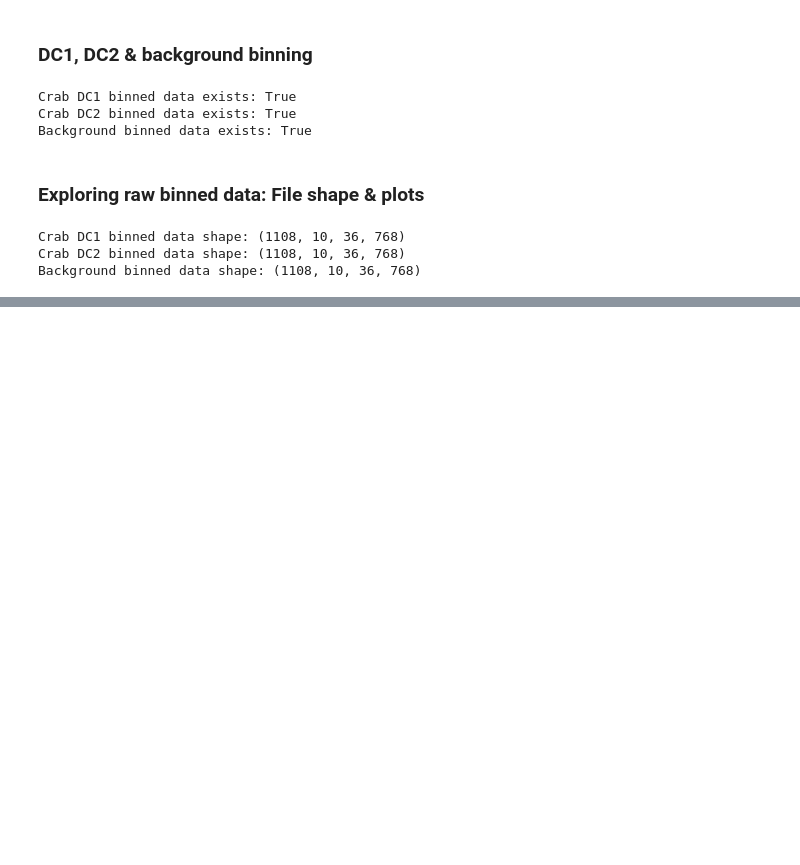
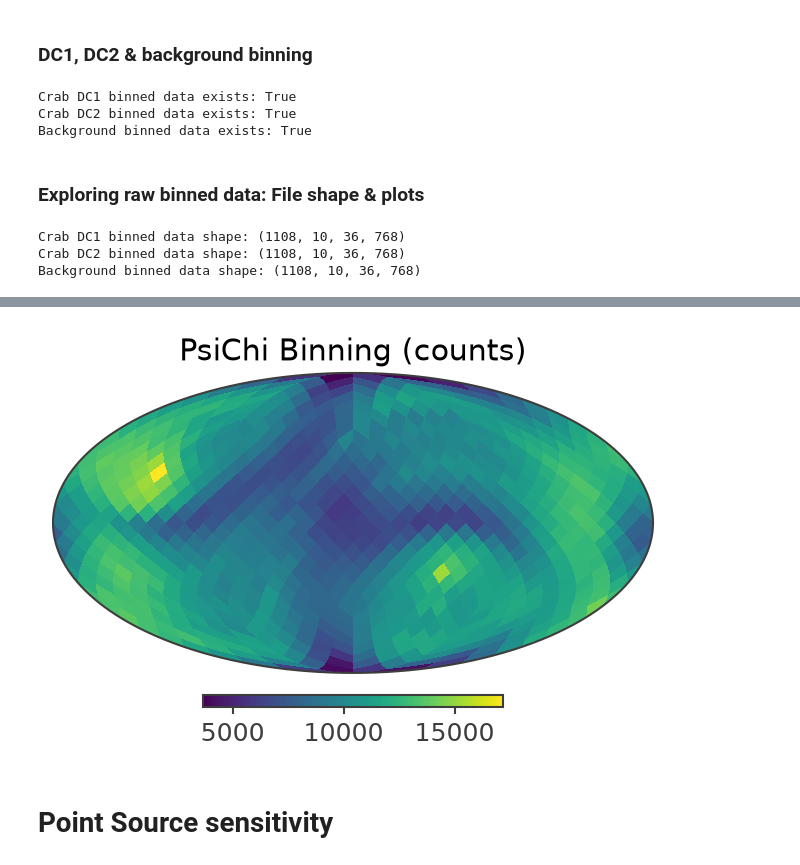
Before and after one commit to mquezada13/data-challenge-2-exploration, a Jupyter notebook: notebooks/Crab_spectral_fitanalysis.ipynb, the cells around one changed output, grey strips where cells are left out. Saved outputs shown, nothing was run; the diff lists cells and outputs as text; code cells hidden in the pictures; blank space fills up the shorter version.

```diff
--- a/notebooks/Crab_spectral_fitanalysis.ipynb
+++ b/notebooks/Crab_spectral_fitanalysis.ipynb
@@ -149,0 +207,7 @@ Background binned data shape: (1108, 10, 36, 768)
+# %%
+# Plot the event distribution in PsiChi coordinates
+analysis2.plot_psichi_map(show_plots=True)
+# %% [output]
+[figure, added]
+# %% [markdown]
+# Point Source sensitivity
```
Also changed, not shown: parts of 8 cells of this notebook, 6 other files.
